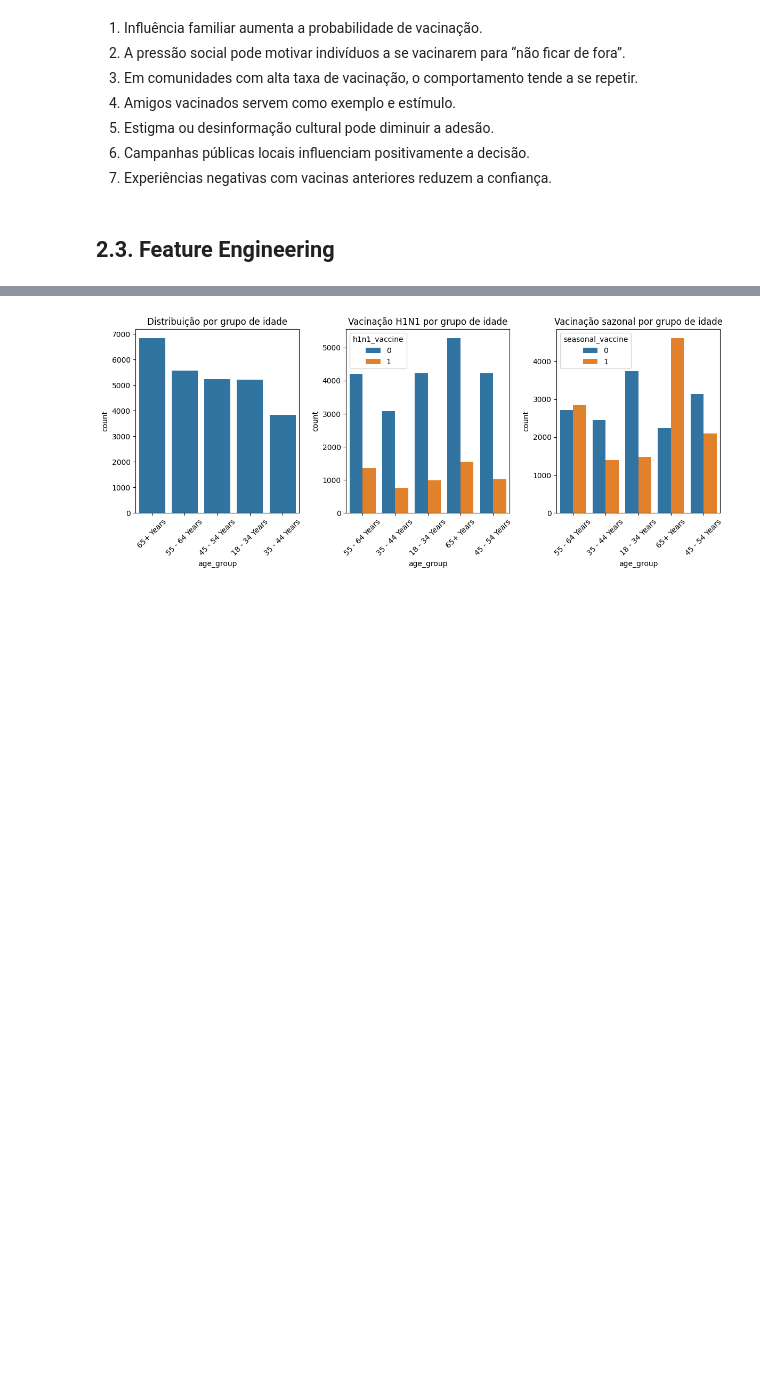
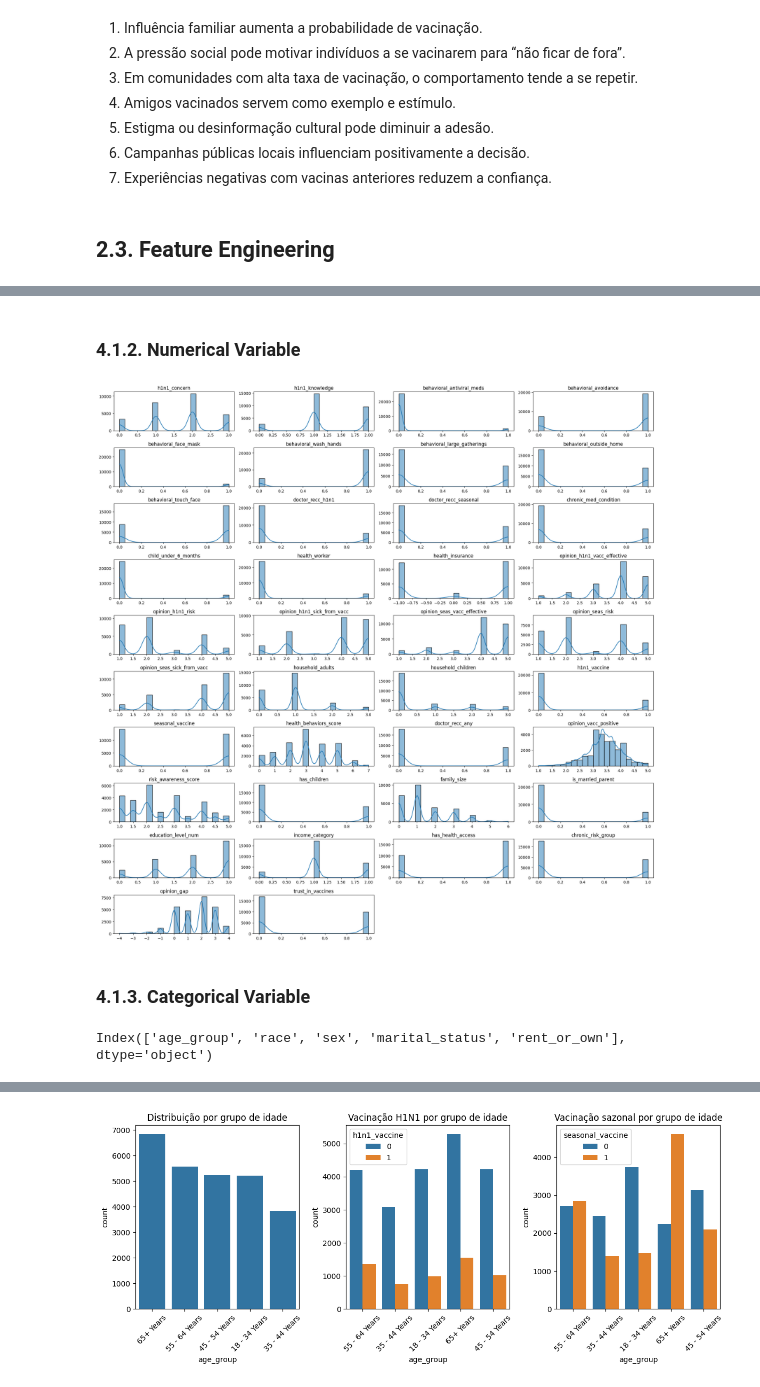
Before and after one commit to TiagoTuk/flu_shot_learning, a Jupyter notebook: notebooks/c2_feature_engeneering.ipynb, the cells around one changed output, grey strips where cells are left out. Drawn from its saved outputs; the diff is of its cells as text; code cells hidden in the pictures; blank space fills up the shorter version.

```diff
--- a/notebooks/c2_feature_engeneering.ipynb
+++ b/notebooks/c2_feature_engeneering.ipynb
@@ -357,0 +475,30 @@ df2.head()
+# %% [markdown]
+### 4.1.2. Numerical Variable
+# %%
+# Seleciona apenas as variáveis numéricas
+numeric_cols = df4.select_dtypes(include=['int64', 'float64']).columns
+
+# Define o tamanho da grade de subplots
+n_cols = 4
+n_rows = int(len(numeric_cols) / n_cols) + 1
+
+plt.figure(figsize=(20, 20))
+
+for i, col in enumerate(numeric_cols, 1):
+    plt.subplot(n_rows, n_cols, i)
+    sns.histplot(df4[col], kde=True, bins=20)
+    plt.title(col)
+    plt.xlabel('')
+    plt.ylabel('')
+
+plt.tight_layout()
+plt.show()
+# %% [output]
+[figure, added]
+# %% [markdown]
+### 4.1.3. Categorical Variable
+# %%
+cat_cols = df4.select_dtypes(include=['object']).columns
+cat_cols
+# %% [output]
+Index(['age_group', 'race', 'sex', 'marital_status', 'rent_or_own'], dtype='object')
```
Also changed, not shown: parts of 14 cells of this notebook.
